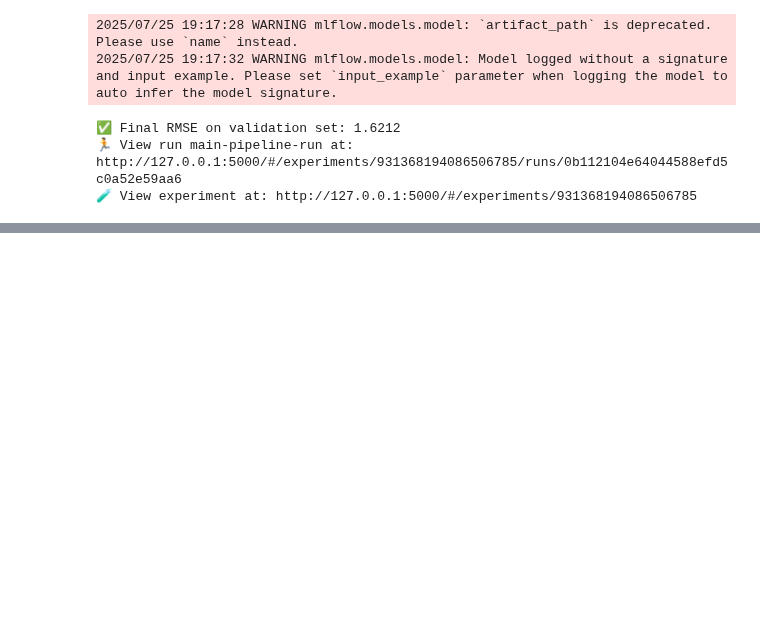
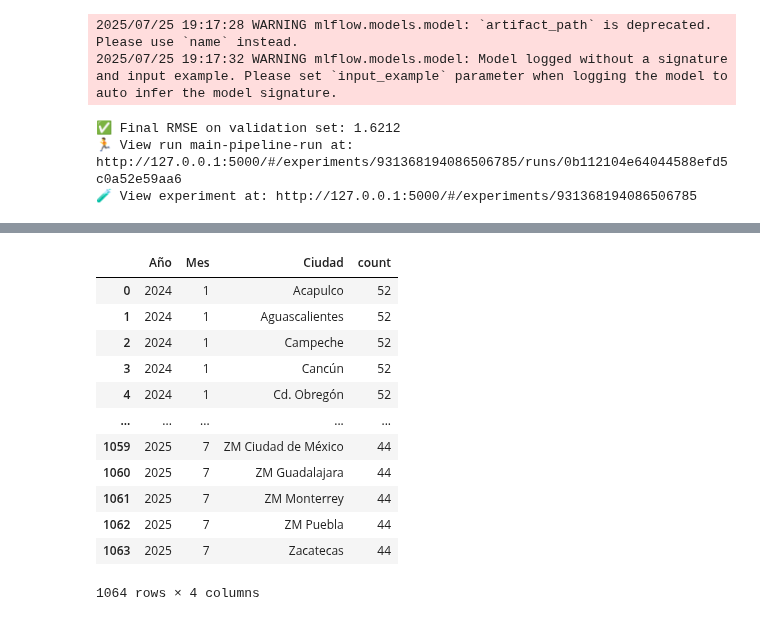
Before and after one commit to Maxkaizo/milk_price_prediction, a Jupyter notebook: lab/eda_and_train.ipynb, the cells around one changed output, grey strips where cells are left out. Cells and saved outputs as stored; diff of their text form; code cells hidden in the pictures; blank space fills up the shorter version.

```diff
--- a/lab/eda_and_train.ipynb
+++ b/lab/eda_and_train.ipynb
@@ -989,0 +1042,25 @@ Created version '2' of model 'milk-price-predictor'.
+# %%
+milk_df['Fecha'] = pd.to_datetime(milk_df['Fecha'])
+
+df_grouped = (
+    milk_df
+    .assign(Año=milk_df['Fecha'].dt.year, Mes=milk_df['Fecha'].dt.month)
+    .groupby(['Año', 'Mes', 'Ciudad'])
+    .size()
+    .reset_index(name='count')
+)
+df_grouped
+# %% [output]
+|  | Año | Mes | Ciudad | count |
+| 0 | 2024 | 1 | Acapulco | 52 |
+| 1 | 2024 | 1 | Aguascalientes | 52 |
+| 2 | 2024 | 1 | Campeche | 52 |
+| 3 | 2024 | 1 | Cancún | 52 |
+| 4 | 2024 | 1 | Cd. Obregón | 52 |
+| ... | ... | ... | ... | ... |
+| 1059 | 2025 | 7 | ZM Ciudad de México | 44 |
+| 1060 | 2025 | 7 | ZM Guadalajara | 44 |
+| 1061 | 2025 | 7 | ZM Monterrey | 44 |
+| 1062 | 2025 | 7 | ZM Puebla | 44 |
+| 1063 | 2025 | 7 | Zacatecas | 44 |
+1064 rows × 4 columns
```
Also changed, not shown: parts of 8 cells of this notebook, 22 other files.
